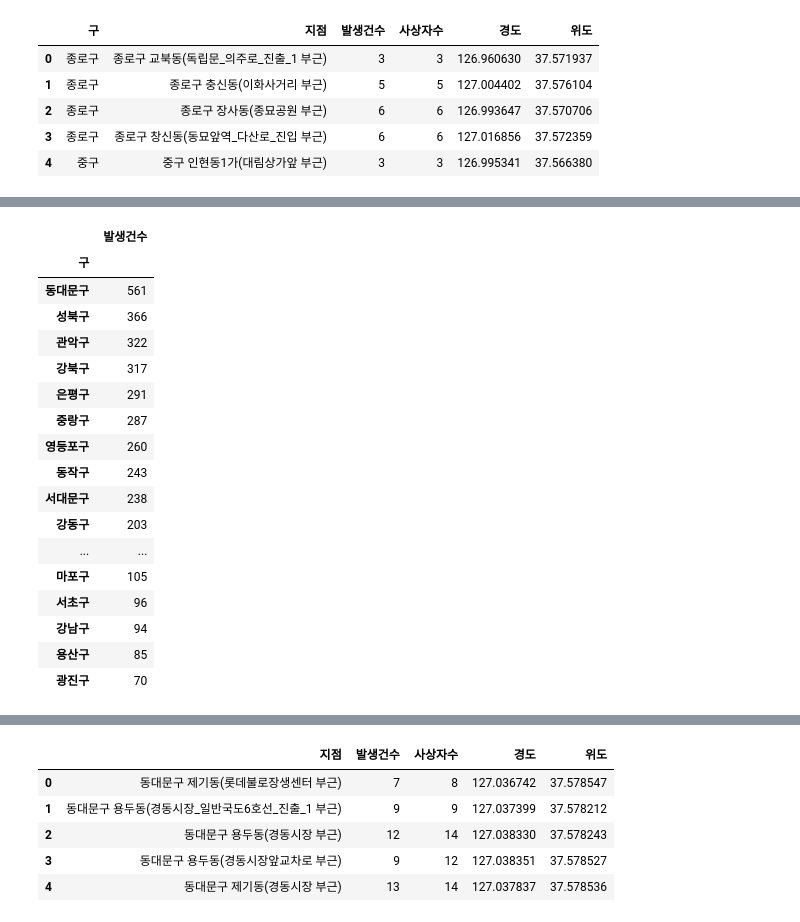
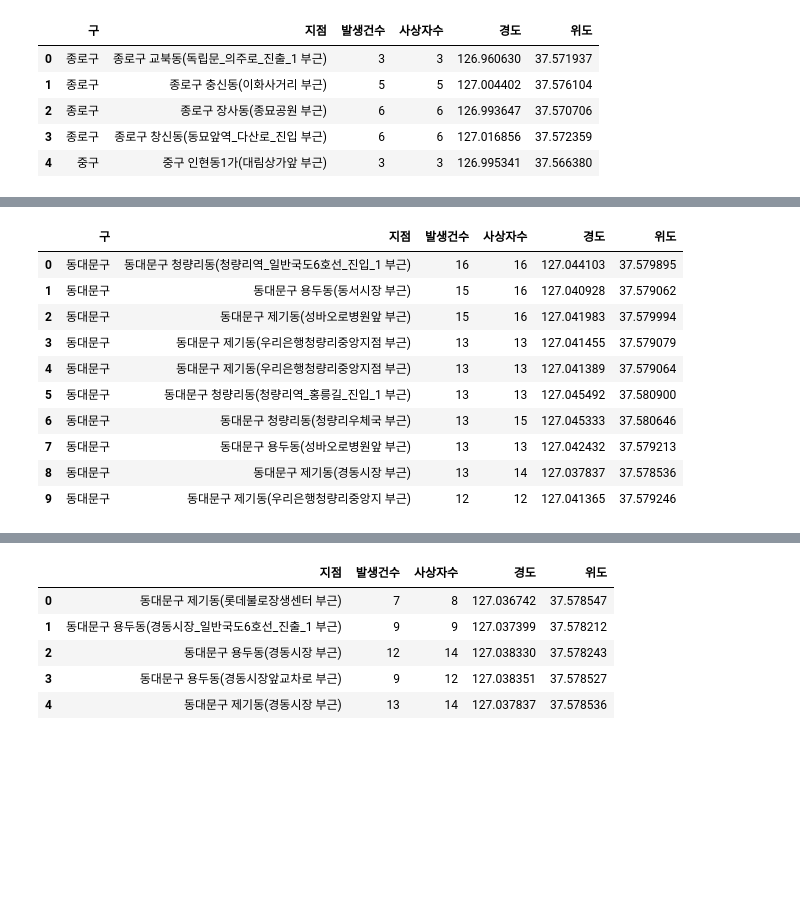
Before and after one commit to y7y1h13/StatisticsAnal, a Jupyter notebook: newPan/프로젝트/코드정리/고령자사고다발지역/사고다발지역 & 노인보호구역 선정.ipynb, the cells around one changed output, grey strips where cells are left out. Saved outputs shown, nothing was run; the diff lists cells and outputs as text; code cells hidden in the pictures; blank space fills up the shorter version.

```diff
--- a/newPan/프로젝트/코드정리/고령자사고다발지역/사고다발지역 & 노인보호구역 선정.ipynb
+++ b/newPan/프로젝트/코드정리/고령자사고다발지역/사고다발지역 & 노인보호구역 선정.ipynb
@@ -181,3 +254,17 @@ j.to_csv('../data/노인 교통사고 추이/동대문구 사고다발지역')
+# %%
+n.head(10)
+# %% [output]
+|  | 구 | 지점 | 발생건수 | 사상자수 | 경도 | 위도 |
+| 0 | 동대문구 | 동대문구 청량리동(청량리역_일반국도6호선_진입_1 부근) | 16 | 16 | 127.044103 | 37.579895 |
+| 1 | 동대문구 | 동대문구 용두동(동서시장 부근) | 15 | 16 | 127.040928 | 37.579062 |
+| 2 | 동대문구 | 동대문구 제기동(성바오로병원앞 부근) | 15 | 16 | 127.041983 | 37.579994 |
+| 3 | 동대문구 | 동대문구 제기동(우리은행청량리중앙지점 부근) | 13 | 13 | 127.041455 | 37.579079 |
+| 4 | 동대문구 | 동대문구 제기동(우리은행청량리중앙지점 부근) | 13 | 13 | 127.041389 | 37.579064 |
+| 5 | 동대문구 | 동대문구 청량리동(청량리역_홍릉길_진입_1 부근) | 13 | 13 | 127.045492 | 37.580900 |
+| 6 | 동대문구 | 동대문구 청량리동(청량리우체국 부근) | 13 | 15 | 127.045333 | 37.580646 |
+| 7 | 동대문구 | 동대문구 용두동(성바오로병원앞 부근) | 13 | 13 | 127.042432 | 37.579213 |
+| 8 | 동대문구 | 동대문구 제기동(경동시장 부근) | 13 | 14 | 127.037837 | 37.578536 |
+| 9 | 동대문구 | 동대문구 제기동(우리은행청량리중앙지 부근) | 12 | 12 | 127.041365 | 37.579246 |
 # %%
 import folium
 
@@ -208,30 +295,6 @@ for temp in j.index:
 mapdata
 # %% [output]
 [interactive output not drawn]
-# %%
-df_2 = df_acc.groupby('구')['발생건수'].sum()
-df_2 = pd.DataFrame(df_2)
-df_2.sort_values('발생건수',ascending=False,inplace=True)
-df_2
-# %% [output]
-|  | 발생건수 |
-| 구 |  |
-| 동대문구 | 561 |
-| 성북구 | 366 |
-| 관악구 | 322 |
-| 강북구 | 317 |
-| 은평구 | 291 |
-| 중랑구 | 287 |
-| 영등포구 | 260 |
-| 동작구 | 243 |
-| 서대문구 | 238 |
-| 강동구 | 203 |
-| ... | ... |
-| 마포구 | 105 |
-| 서초구 | 96 |
-| 강남구 | 94 |
-| 용산구 | 85 |
-| 광진구 | 70 |
 # %%
 import folium
 
```
Also changed, not shown: parts of 10 cells of this notebook, 3 other files.
